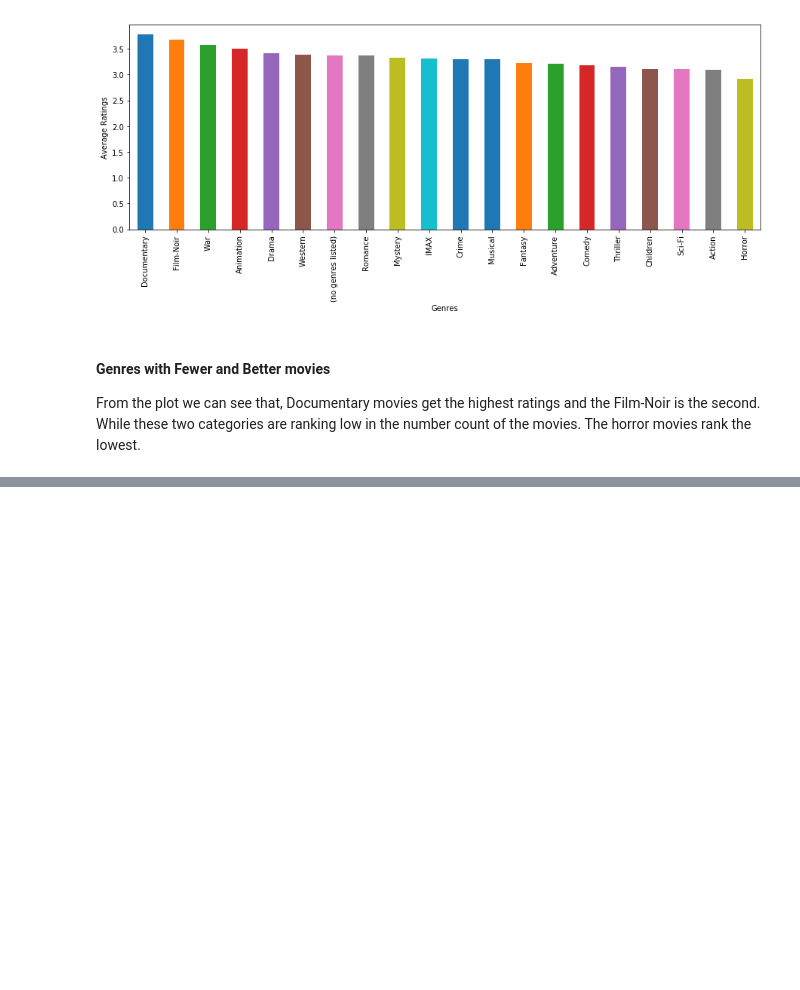
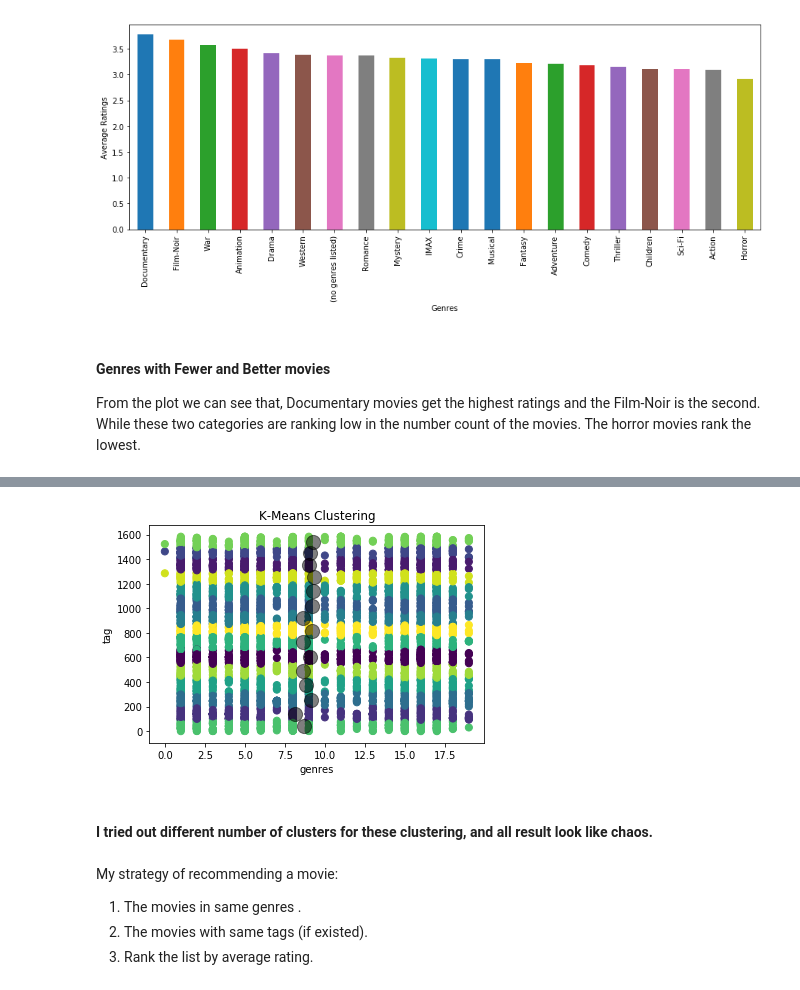
Before and after one commit to RuotingZheng/Movielens, a Jupyter notebook: notebook/Weekend-movie-trip.ipynb, the cells around one changed output, grey strips where cells are left out. Cells and saved outputs as stored; diff of their text form; code cells hidden in the pictures; blank space fills up the shorter version.

```diff
--- a/notebook/Weekend-movie-trip.ipynb
+++ b/notebook/Weekend-movie-trip.ipynb
@@ -237,0 +349,24 @@ The horror movies rank the lowest.
+# %%
+features = movie_total[['genres','tag']]
+kmeans = KMeans(n_clusters=15)
+kmeans.fit(features)
+y_kmeans = kmeans.predict(features)
+# %%
+plt.scatter(features['genres'], features['tag'], c=y_kmeans, s=50, cmap='viridis')
+
+centers = kmeans.cluster_centers_
+plt.scatter(centers[:, 0], centers[:, 1], c='black', s=200, alpha=0.5);
+
+plt.title("K-Means Clustering")
+plt.xlabel("genres")
+plt.ylabel("tag")
+plt.show()
+# %% [output]
+[figure, added]
+# %% [markdown]
+#### I tried out different number of clusters for these clustering, and all result look like chaos.
+# %% [markdown]
+My strategy of recommending a movie:
+1. The movies in same genres .
+2. The movies with same tags (if existed).
+3. Rank the list by average rating.
```
Also changed, not shown: parts of 20 cells of this notebook.
